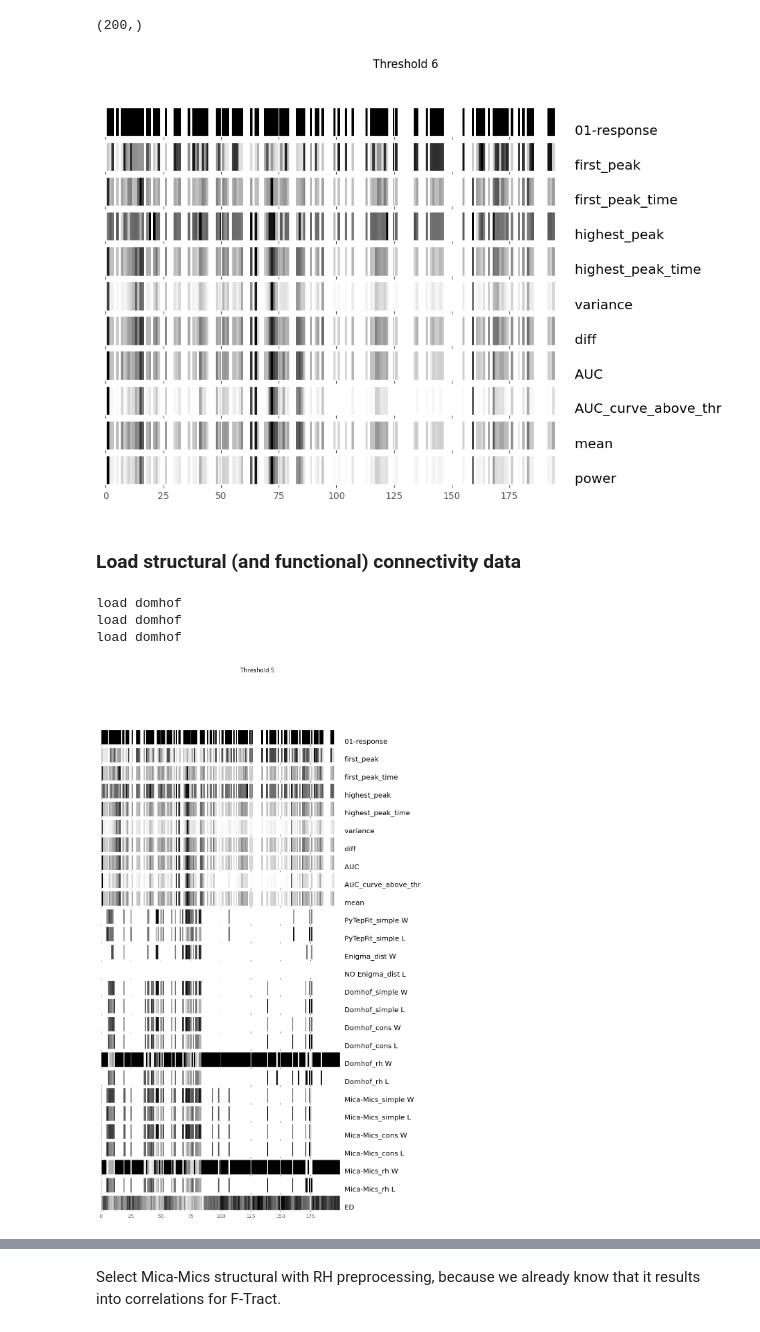
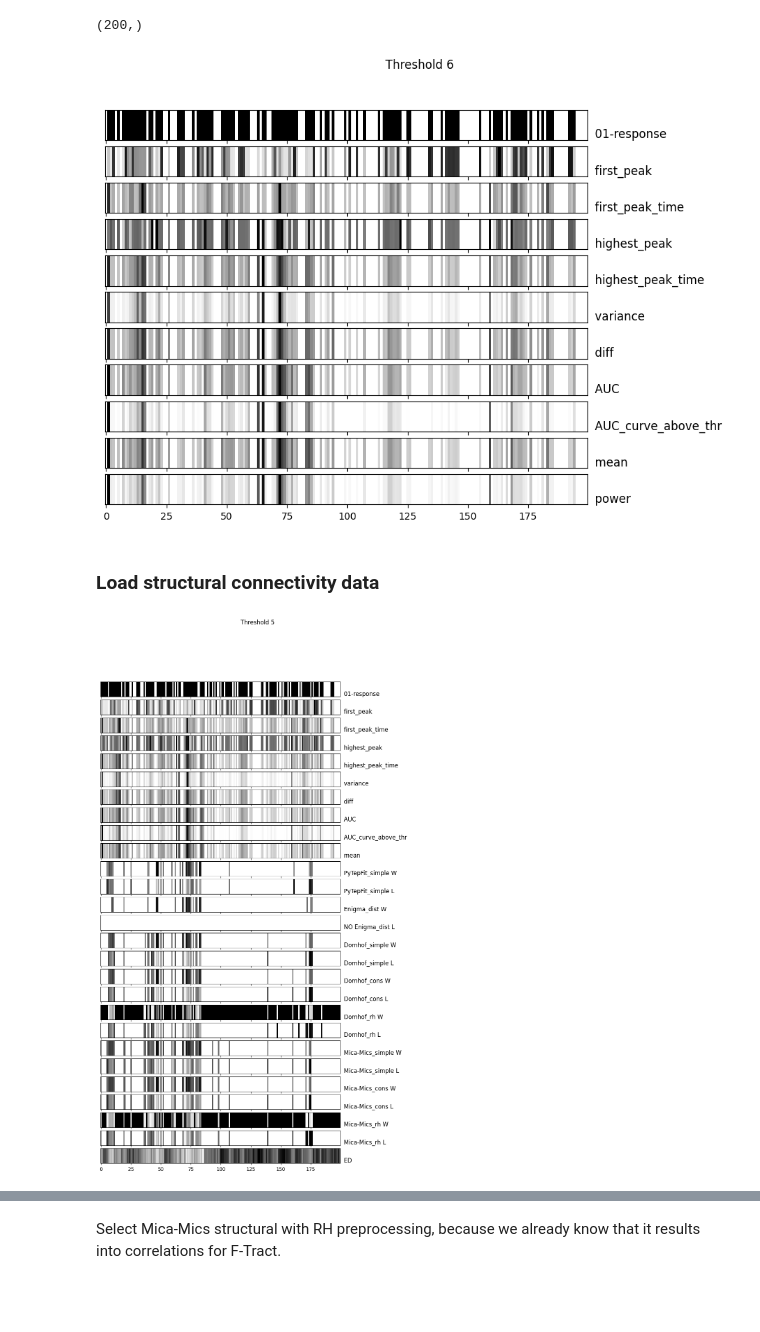
Before and after one commit to Katterrina/fimuni_thesis, a Jupyter notebook: notebooks/pytepfit/05_analysis.ipynb, the cells around one changed output, grey strips where cells are left out. Saved outputs shown, nothing was run; the diff lists cells and outputs as text; code cells hidden in the pictures; blank space fills up the shorter version.

```diff
--- a/notebooks/pytepfit/05_analysis.ipynb
+++ b/notebooks/pytepfit/05_analysis.ipynb
@@ -52,0 +24,9 @@ response_length = 200
+# %%
+EMPIRICAL_SIMULATED = 'empirical' # 'simulated'
+RESPONSE_LENGTH = 200
+GRAPH_DENSITY = 0.25
+
+fig_dir = f"pytepfit_results/{EMPIRICAL_SIMULATED}/{RESPONSE_LENGTH}/"
+%mkdir -p  {paths.path_figures(fig_dir)}
+results_dir = f'interim/pyTepFit_{EMPIRICAL_SIMULATED}/'
+%mkdir -p {paths.path(results_dir)}
@@ -55,9 +55,8 @@ response_length = 200
 # %% [markdown]
 ### Load pytepfit data
 # %%
-empirical_or_simulated = 'empirical'
 pytepfit_path = 'external/pytepfit/'
-data_pytepfit = np.load(paths.path(f'{pytepfit_path}source_estimates/{empirical_or_simulated}.npz'))
+data_pytepfit = np.load(paths.path(f'{pytepfit_path}source_estimates/{EMPIRICAL_SIMULATED}.npz'))
 data_pytepfit['ts'].shape
 # %% [output]
 (400, 200)
@@ -78,8 +77,10 @@ plot_data(data_ts,stimulation_time=stimulation_time)
 # %% [output]
 [figure]
 # %%
-data_ts_croped = data_ts[stimulation_time:stimulation_time+response_length,:]
+data_ts_croped = data_ts[stimulation_time:stimulation_time+RESPONSE_LENGTH,:]
 plot_data(data_ts_croped)
+plt.savefig(paths.path_figures(fig_dir+"cropped_data.pdf"))
+plt.show()
 # %% [output]
 [figure]
 # %%
@@ -121,6 +122,9 @@ def get_threshold_range(data,stim_idx):
     lower = int(np.max(data[:stim_idx,:]))
     step = int((upper - lower) / 7)
 
+    if step <1:
+        step = 1
+
     return range(lower, upper, step)
 # %%
 colors=['#E24A33', '#348ABD', '#8EBA42', '#777777','#FBC15E', '#FFB5B8', '#988ED5']
@@ -243,9 +223,10 @@ def plot_one_barcode(ax,data,title=None):
 # %%
 thr = list_of_thresholds[2]
 
-fig, axs = prepare_barcode(len(responses[thr].columns),200,title=f"Threshold {thr}")
+fig, axs = plotting.prepare_barcode(len(responses[thr].columns),200,title=f"Threshold {thr}")
+
 
 for i,c in enumerate(responses[thr].columns):
-    plot_one_barcode(axs[i],responses[thr][c],title=c)
+    plotting.plot_one_barcode(axs[i],responses[thr][c],title=c)
 # %% [output]
-[figure, old version]
+[figure, new version]
@@ -342,5 +235,5 @@ stim_locatin = 85 # FIXME
 # %% [markdown]
-### Load structural (and functional) connectivity data
+### Load structural connectivity data
 # %%
 SC_matrices = data.load_set_of_schaefer_matrices_for_pytepfit()
 
@@ -348,7 +241,7 @@ SC_matrices_filtered = []
 
 for i, stat_data in enumerate(SC_matrices):
     name, SC_W, SC_L, SC_W_log = stat_data
-    pivot = matrix_filtering.find_pivot_to_keep_xpercent_edges(SC_W,graph_density)
+    pivot = matrix_filtering.find_pivot_to_keep_xpercent_edges(SC_W,GRAPH_DENSITY)
     SC_W = np.where(SC_W>=pivot,SC_W,0)
     if SC_L is not None:
         SC_L = np.where(SC_W>=pivot,SC_L,np.nan)
@@ -356,10 +249,6 @@ for i, stat_data in enumerate(SC_matrices):
     SC_matrices_filtered.append((name, SC_W, SC_L, SC_W_log))
 
 SC_matrices = SC_matrices_filtered
-# %% [output]
-load domhof
-load domhof
-load domhof
 # %%
 centroids_file = paths.path('external/schaefer_parcellation_centroids/ROI_MAPPING_pytepfit.csv')
 centroids_mne = data.get_centroids_from_file(centroids_file,"geom_mne")
@@ -369,23 +258,24 @@ ED = data.roi_distances_from_centroids(centroids_mne)
 thr = list_of_thresholds[1]
 n_of_response_def = len(responses[thr].columns)
 
-fig, axs = prepare_barcode(n_of_response_def+2*len(SC_matrices),200, title = f" Threshold {thr}")
+fig, axs = plotting.prepare_barcode(n_of_response_def+2*len(SC_matrices),200, title = f" Threshold {thr}")
 
 for i,c in enumerate(responses[thr].columns):
-    plot_one_barcode(axs[i],responses[thr][c],title=c)
+    plotting.plot_one_barcode(axs[i],responses[thr][c],title=c)
 
 for j,d in enumerate(SC_matrices):
     name, SC_W,SC_L,SC_W_log = d
-    plot_one_barcode(axs[i+2*j],SC_W_log[stim_locatin],title=f"{name} W")
+    plotting.plot_one_barcode(axs[i+2*j],SC_W_log[stim_locatin],title=f"{name} W")
     if SC_L is not None:
-        plot_one_barcode(axs[i+2*j+1],SC_L[stim_locatin],title=f"{name} L")
+        plotting.plot_one_barcode(axs[i+2*j+1],SC_L[stim_locatin],title=f"{name} L")
     else:
         z = np.zeros(SC_W_log[stim_locatin].shape)
-        plot_one_barcode(axs[i+2*j+1],z,title=f"NO {name} L")
+        plotting.plot_one_barcode(axs[i+2*j+1],z,title=f"NO {name} L")
 
-plot_one_barcode(axs[-1],ED[stim_locatin],title=f"ED")
+plotting.plot_one_barcode(axs[-1],ED[stim_locatin],title=f"ED")
+plt.savefig(paths.path_figures(fig_dir+"barcode.pdf"))
 # %% [output]
-[figure, old version]
+[figure, new version]
 # %%
 all_responses = pd.concat(responses)
 all_responses
```
Also changed, not shown: parts of 20 cells of this notebook, 35 other files.
